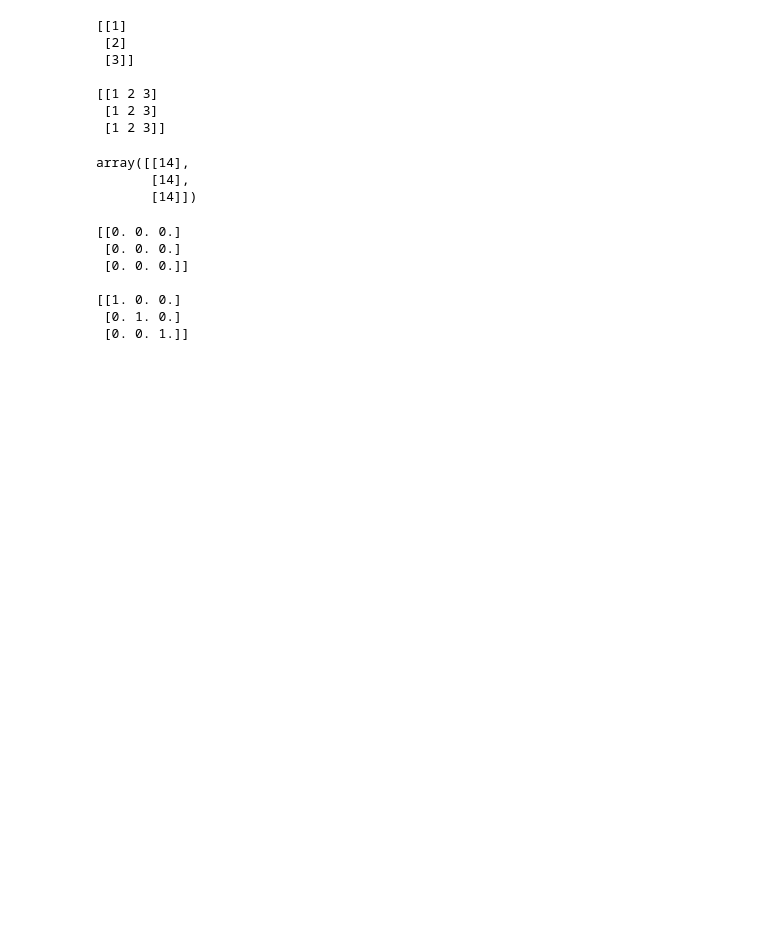
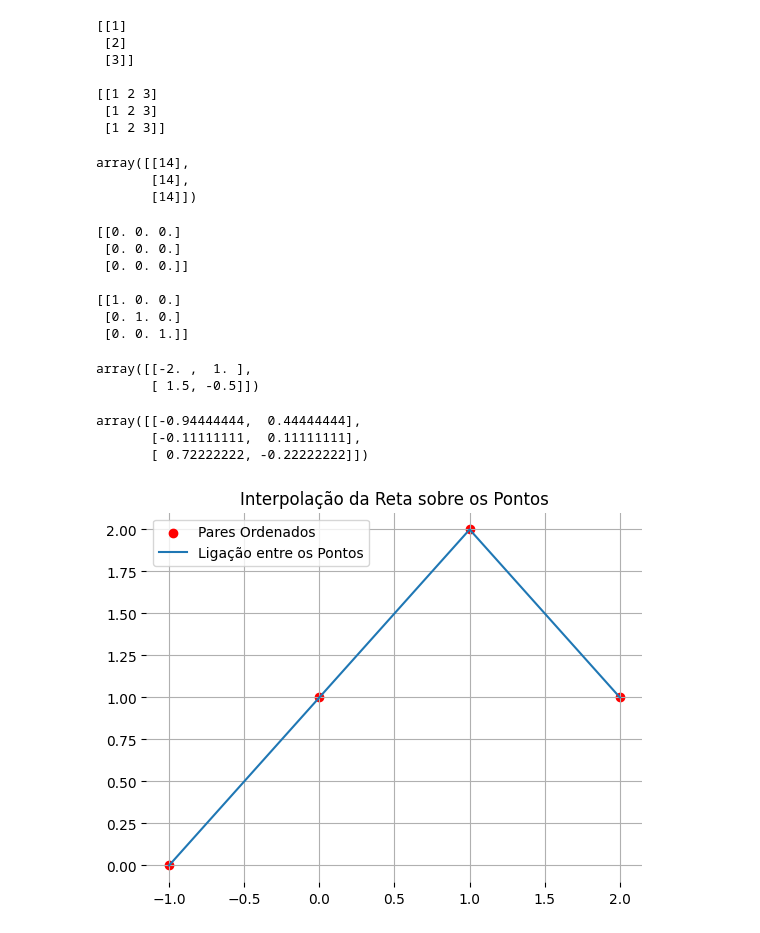
Before and after one commit to edupmon/fiap, a Jupyter notebook: pos-tech/data-analytics/fase-1/03-estatistica-e-algelin-em-python/metodos-matematicos-para-data-analytics.ipynb, the cells around one changed output. Cells and saved outputs as stored; diff of their text form; code cells hidden in the pictures; blank space fills up the shorter version.

```diff
--- a/pos-tech/data-analytics/fase-1/03-estatistica-e-algelin-em-python/metodos-matematicos-para-data-analytics.ipynb
+++ b/pos-tech/data-analytics/fase-1/03-estatistica-e-algelin-em-python/metodos-matematicos-para-data-analytics.ipynb
@@ -110,3 +111,43 @@ print(np.eye(3))
 [[1. 0. 0.]
  [0. 1. 0.]
  [0. 0. 1.]]
+# %%
+# Matriz Inversa (Apenas matrizes quadradas)
+
+np.linalg.inv(np.array([[1., 2.], [3., 4.]]))
+# %% [output]
+array([[-2. ,  1. ],
+       [ 1.5, -0.5]])
+# %%
+# Matriz Pseudo-Inversa
+
+np.linalg.pinv(np.array([[1., 2., 3.], [4., 5., 6.]]))
+# %% [output]
+array([[-0.94444444,  0.44444444],
+       [-0.11111111,  0.11111111],
+       [ 0.72222222, -0.22222222]])
+# %%
+# Pontos no plano cartesiano
+
+x1, y1 = -1, 0
+x2, y2 = 0, 1
+x3, y3 = 1, 2
+x4, y4 = 2, 1
+
+x = [x1, x2, x3, x4]
+y = [y1, y2, y3, y4]
+
+plt.scatter(x1, y1, color = 'r', label = 'Pares Ordenados')
+plt.scatter(x2, y2, color = 'r')
+plt.scatter(x3, y3, color = 'r')
+plt.scatter(x4, y4, color = 'r')
+
+plt.plot(x, y, label = 'Ligação entre os Pontos')
+
+plt.title('Interpolação da Reta sobre os Pontos')
+plt.grid(True)
+plt.box(False)
+plt.legend()
+plt.show()
+# %% [output]
+[figure, added]
```
Also changed, not shown: parts of 5 cells of this notebook.
